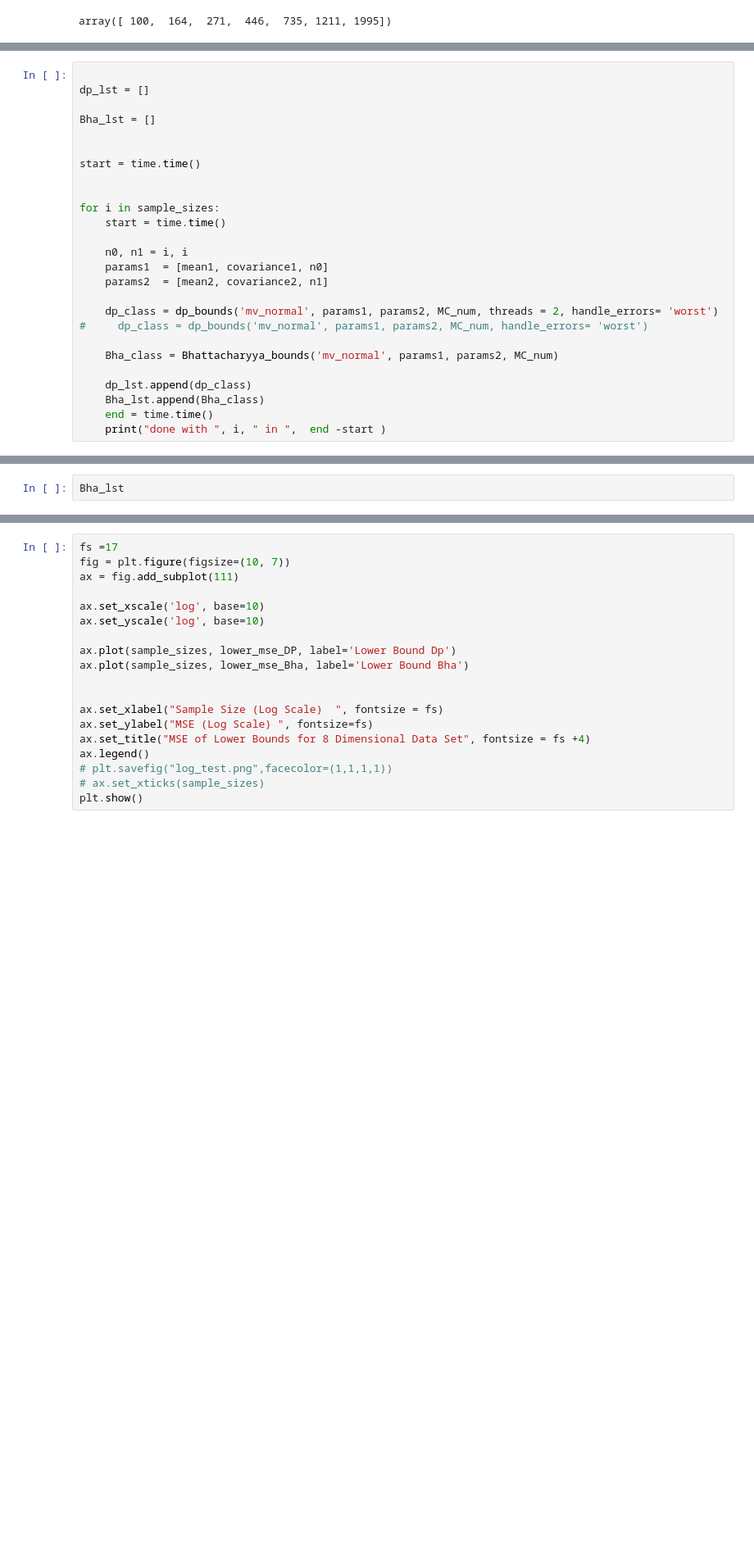
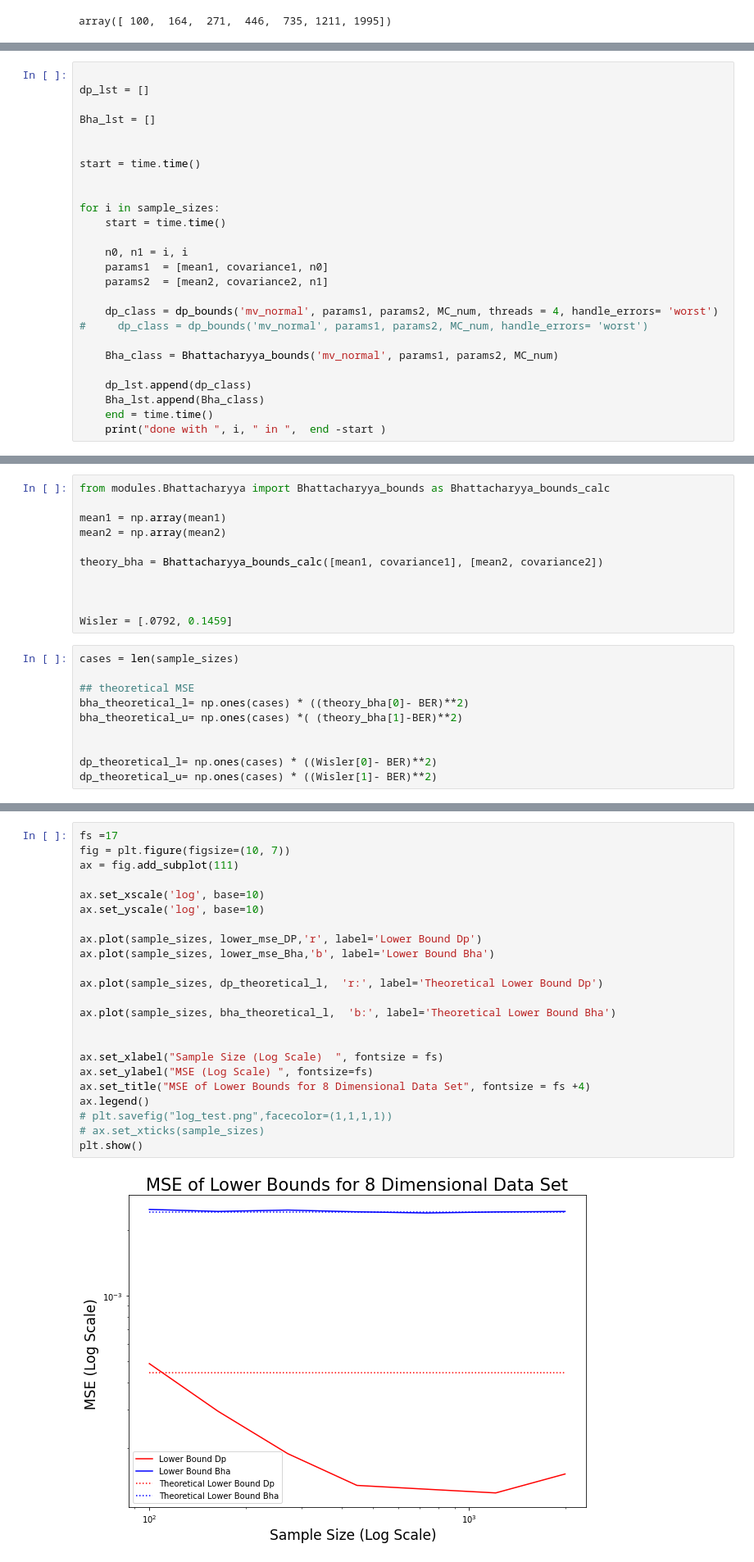
Before and after one commit to rj-may/BER_Bounds_Eval, a Jupyter notebook: mse_plot.ipynb, the cells around one changed output, grey strips where cells are left out. Shown at 82% size. Cells and saved outputs as stored; diff of their text form; blank space fills up the shorter version.

Commit message:
mse plot

```diff
--- a/mse_plot.ipynb
+++ b/mse_plot.ipynb
@@ -51,7 +53,7 @@ for i in sample_sizes:
     params1  = [mean1, covariance1, n0]
     params2  = [mean2, covariance2, n1]
 
-    dp_class = dp_bounds('mv_normal', params1, params2, MC_num, threads = 2, handle_errors= 'worst')
+    dp_class = dp_bounds('mv_normal', params1, params2, MC_num, threads = 4, handle_errors= 'worst')
 #     dp_class = dp_bounds('mv_normal', params1, params2, MC_num, handle_errors= 'worst')
 
     Bha_class = Bhattacharyya_bounds('mv_normal', params1, params2, MC_num)
@@ -110,2 +119,21 @@ for obj in Bha_lst:
 # %%
-Bha_lst
+from modules.Bhattacharyya import Bhattacharyya_bounds as Bhattacharyya_bounds_calc
+
+mean1 = np.array(mean1)
+mean2 = np.array(mean2)
+
+theory_bha = Bhattacharyya_bounds_calc([mean1, covariance1], [mean2, covariance2])
+
+
+
+Wisler = [.0792, 0.1459]
+# %%
+cases = len(sample_sizes)
+
+## theoretical MSE
+bha_theoretical_l= np.ones(cases) * ((theory_bha[0]- BER)**2)
+bha_theoretical_u= np.ones(cases) *( (theory_bha[1]-BER)**2)
+
+
+dp_theoretical_l= np.ones(cases) * ((Wisler[0]- BER)**2)
+dp_theoretical_u= np.ones(cases) * ((Wisler[1]- BER)**2)
@@ -112,22 +142,28 @@ Bha_lst
 # %%
 fs =17
 fig = plt.figure(figsize=(10, 7))
 ax = fig.add_subplot(111)
 
 ax.set_xscale('log', base=10)
 ax.set_yscale('log', base=10)
 
-ax.plot(sample_sizes, lower_mse_DP, label='Lower Bound Dp')
-ax.plot(sample_sizes, lower_mse_Bha, label='Lower Bound Bha')
+ax.plot(sample_sizes, lower_mse_DP,'r', label='Lower Bound Dp')
+ax.plot(sample_sizes, lower_mse_Bha,'b', label='Lower Bound Bha')
+
+ax.plot(sample_sizes, dp_theoretical_l,  'r:', label='Theoretical Lower Bound Dp')
+
+ax.plot(sample_sizes, bha_theoretical_l,  'b:', label='Theoretical Lower Bound Bha')
 
 
 ax.set_xlabel("Sample Size (Log Scale)  ", fontsize = fs)
 ax.set_ylabel("MSE (Log Scale) ", fontsize=fs)
 ax.set_title("MSE of Lower Bounds for 8 Dimensional Data Set", fontsize = fs +4)
 ax.legend()
 # plt.savefig("log_test.png",facecolor=(1,1,1,1))
 # ax.set_xticks(sample_sizes)
 plt.show()
+# %% [output]
+[figure, added]
 # %%
 fs =17
 fig = plt.figure(figsize=(10, 7))
```
Also changed, not shown: parts of 11 cells of this notebook.
